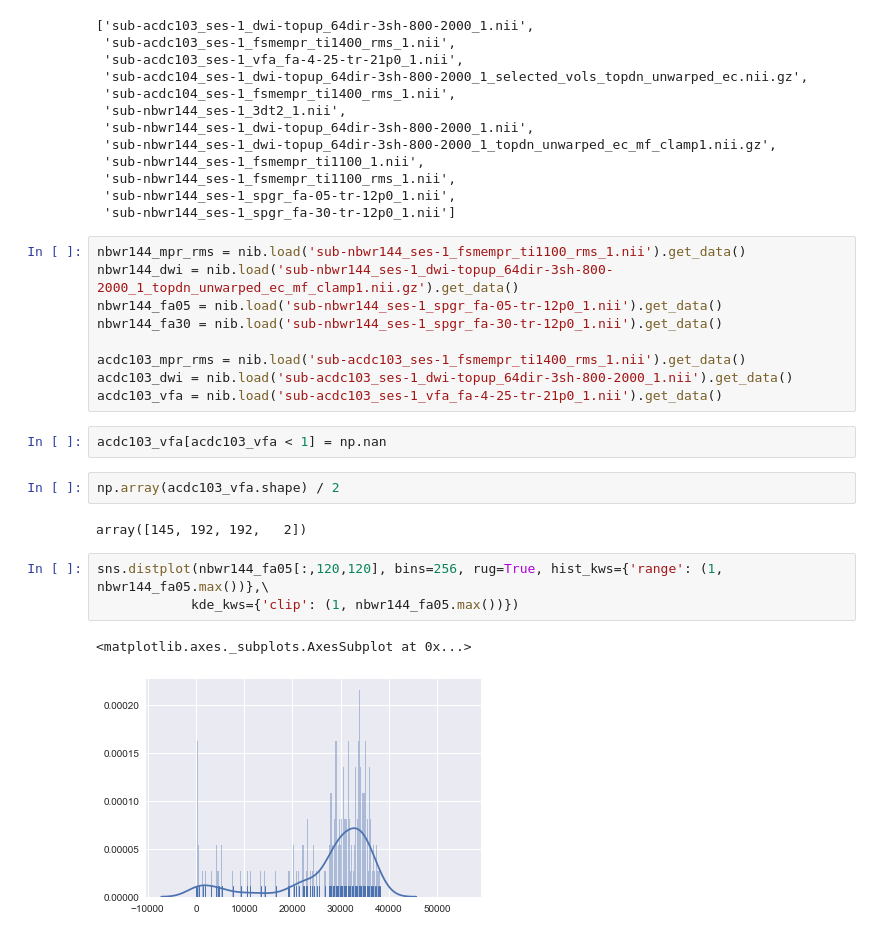
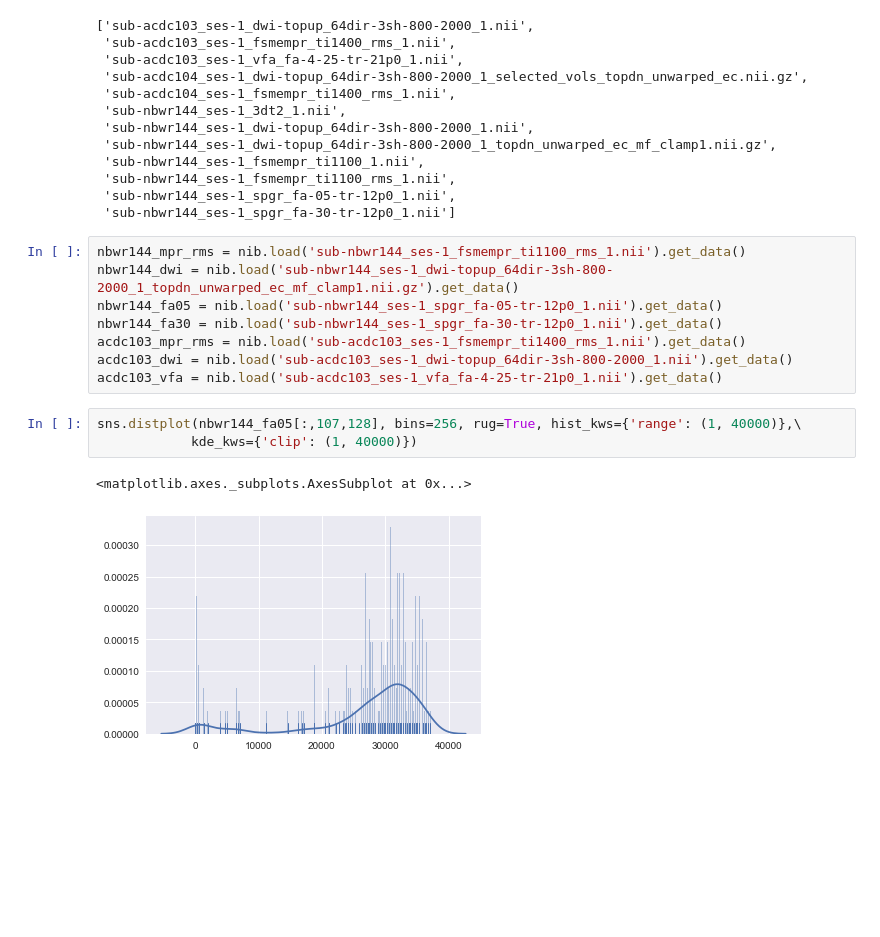
Before and after one commit to mrjeffstevenson3/mmimproc, a Jupyter notebook: ipn/scaling_issue.ipynb, the cells around one changed output. Drawn from its saved outputs; the diff is of its cells as text; blank space fills up the shorter version.

```diff
--- a/ipn/scaling_issue.ipynb
+++ b/ipn/scaling_issue.ipynb
@@ -38,20 +38,13 @@ nbwr144_mpr_rms = nib.load('sub-nbwr144_ses-1_fsmempr_ti1100_rms_1.nii').get_dat
 nbwr144_dwi = nib.load('sub-nbwr144_ses-1_dwi-topup_64dir-3sh-800-2000_1_topdn_unwarped_ec_mf_clamp1.nii.gz').get_data()
 nbwr144_fa05 = nib.load('sub-nbwr144_ses-1_spgr_fa-05-tr-12p0_1.nii').get_data()
 nbwr144_fa30 = nib.load('sub-nbwr144_ses-1_spgr_fa-30-tr-12p0_1.nii').get_data()
-
 acdc103_mpr_rms = nib.load('sub-acdc103_ses-1_fsmempr_ti1400_rms_1.nii').get_data()
 acdc103_dwi = nib.load('sub-acdc103_ses-1_dwi-topup_64dir-3sh-800-2000_1.nii').get_data()
 acdc103_vfa = nib.load('sub-acdc103_ses-1_vfa_fa-4-25-tr-21p0_1.nii').get_data()
-# %%
-acdc103_vfa[acdc103_vfa < 1] = np.nan
-# %%
-np.array(acdc103_vfa.shape) / 2
-# %% [output]
-array([145, 192, 192,   2])
 # %%
-sns.distplot(nbwr144_fa05[:,120,120], bins=256, rug=True, hist_kws={'range': (1, nbwr144_fa05.max())},\
-            kde_kws={'clip': (1, nbwr144_fa05.max())})
+sns.distplot(nbwr144_fa05[:,107,128], bins=256, rug=True, hist_kws={'range': (1, 40000)},\
+            kde_kws={'clip': (1, 40000)})
 # %% [output]
 <matplotlib.axes._subplots.AxesSubplot at 0x...>
-[figure, old version]
+[figure, new version]
 # %%
```
Also changed, not shown: parts of 3 cells of this notebook, 6 other files.
